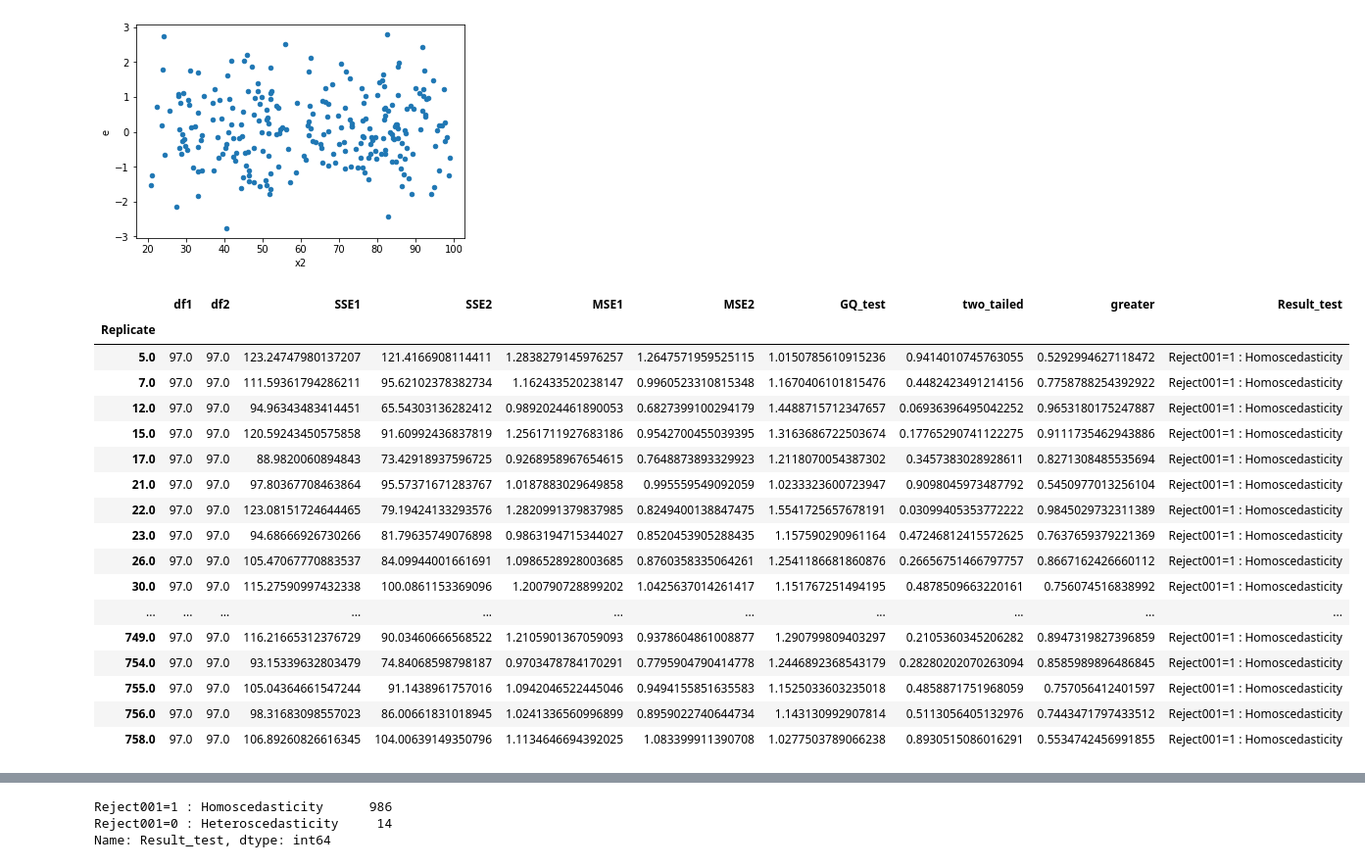
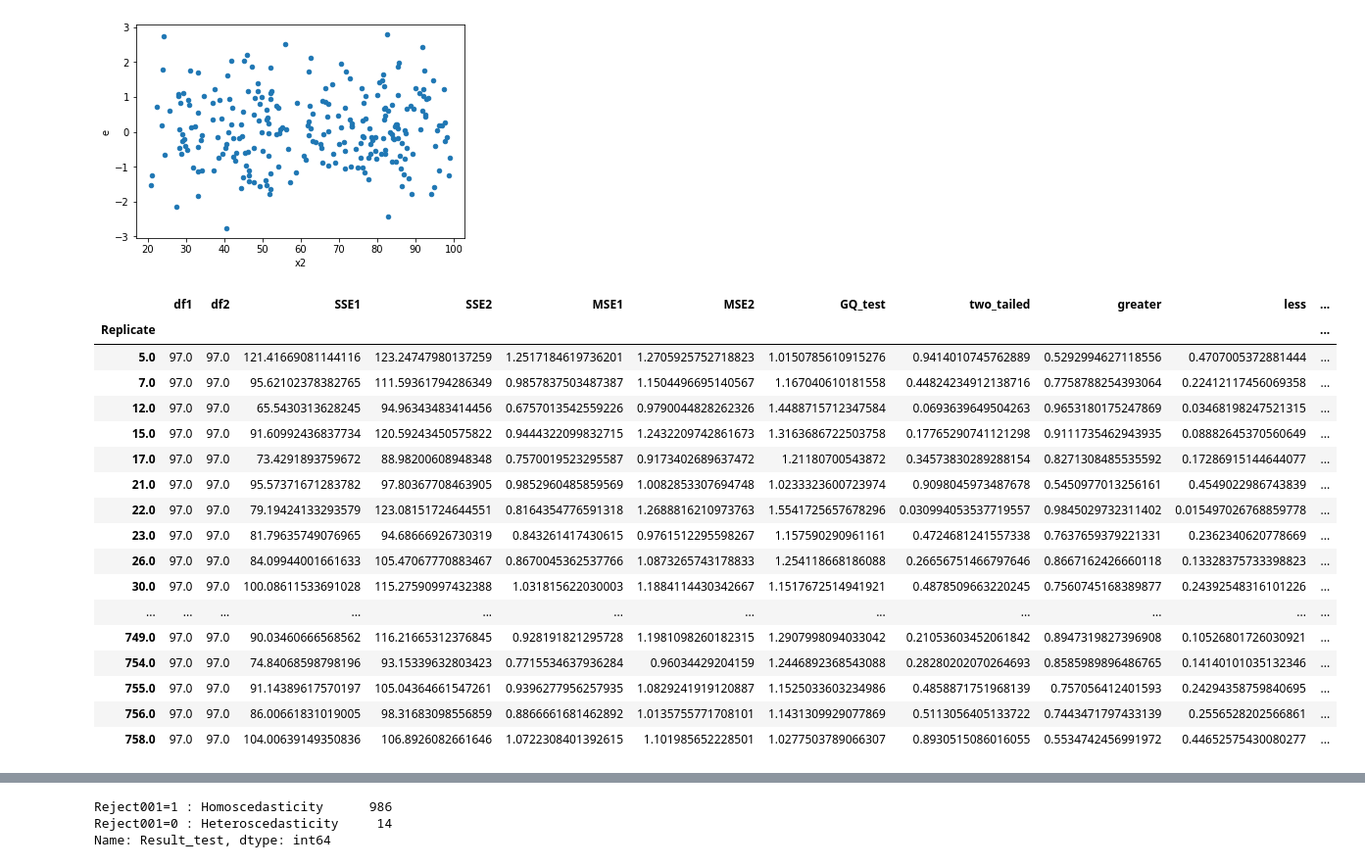
Before and after one commit to iam-fern/Generate_addition, a Jupyter notebook: GQtest_data_add_delta_(0)_n250_01.ipynb, the cells around one changed output, grey strips where cells are left out. Shown at 98% size. Cells and saved outputs as stored; diff of their text form; code cells hidden in the pictures.

```diff
--- a/GQtest_data_add_delta_(0)_n250_01.ipynb
+++ b/GQtest_data_add_delta_(0)_n250_01.ipynb
@@ -175,7 +176,6 @@ def get_result(run_replicate, percent_data):
     new_table_sort = new_table.sort_values('x2')
     new_table_sort.reset_index(inplace=True)
     new_table_sort.drop(['index'], axis=1, inplace=True)
-
 
     # แบ่งข้อมูลกลุ่มที่ 1
     table1 = new_table_sort.iloc[:int(percent_data*new_table_sort.shape[0]) , :]
@@ -189,8 +189,7 @@ def get_result(run_replicate, percent_data):
     # หาค่า df กลุ่ม 1
     DF1 = model1.df_resid + 1
     SSE1 = model1.ssr
-    MSE1 = model1.mse_resid
-
+    MSE1 = SSE1/DF1
 
     # แบ่งข้อมูลกลุ่มที่ 2
     table2 = new_table_sort.iloc[int((1-percent_data)*new_table_sort.shape[0]): , :]
@@ -204,23 +203,21 @@ def get_result(run_replicate, percent_data):
     # หาค่า df กลุ่ม 2
     DF2 = model2.df_resid + 1
     SSE2 = model2.ssr
-    MSE2 = model2.mse_resid
+    MSE2 = SSE2/DF2
 
     # ค่าสถิติทดสอบ
     GQ_test = (SSE2/DF2) / (SSE1/DF1)
-
 
     df2 = DF2
     df1 = DF1
 
     # คำนวณค่า p-value
-    # sf(x, dfn, dfd, loc=0, scale=1) : Survival function (also defined as 1 - cdf, but sf is sometimes more accurate)
+    # pdf(x, dfn, dfd, loc=0, scale=1) : Probability density function
     two_tailed = 2.0*(1.0-(ss.f.cdf(GQ_test, df2, df1)))
+    p_greater = ss.f.cdf(GQ_test, df2, df1)
+    p_less = 1.0-ss.f.cdf(GQ_test, df2, df1)
 
-    # pdf(x, dfn, dfd, loc=0, scale=1) : Probability density function
-    p_greater = ss.f.cdf(GQ_test, df2, df1)
-
-    return df2, df1, SSE2, SSE1, MSE2, MSE1, GQ_test, two_tailed, p_greater
+    return df1, df2, SSE1, SSE2, MSE1, MSE2, GQ_test, two_tailed, p_greater, p_less
 
 # สร้าง list ของ replicates
 list_replicate=list({i[0] for i in table.index})
@@ -236,13 +233,14 @@ list_MSE2=[]
 list_GQ_test=[]
 list_two_tailed=[]
 list_p_greater=[]
+list_p_less=[]
 
 # กำหนด % การแบ่งข้อมูล
 percent_data=0.4
 
 # ใช้ for loop สำหรับการ run ทุก replicates
 for run_replicate in list_replicate:
-    df1, df2, SSE1, SSE2, MSE1, MSE2, GQ_test, two_tailed, p_greater=get_result(run_replicate, percent_data)
+    df1, df2, SSE1, SSE2, MSE1, MSE2, GQ_test, two_tailed, p_greater, p_less=get_result(run_replicate, percent_data)
     list_df1.append(df1)
     list_SSE1.append(SSE1)
     list_df2.append(df2)
@@ -252,41 +250,42 @@ for run_replicate in list_replicate:
     list_GQ_test.append(GQ_test)
     list_two_tailed.append(two_tailed)
     list_p_greater.append(p_greater)
+    list_p_less.append(p_less)
 # %%
 # สร้างตารางผลลัพธ์
 alpha = 0.01
 pd.set_option('display.max_rows', 1000)
 pd.set_option('display.max_columns', 1000)
 pd.set_option('display.width', 1000)
 result=pd.DataFrame({"Replicate":list_replicate, "df1":list_df1, "df2":list_df2, "SSE1":list_SSE1,
                      "SSE2":list_SSE2, "MSE1":list_MSE1, "MSE2":list_MSE2,
-                     "GQ_test":list_GQ_test, "two_tailed":list_two_tailed, "greater":list_p_greater})
+                     "GQ_test":list_GQ_test, "two_tailed":list_two_tailed, "greater":list_p_greater, "less":list_p_less})
 result.set_index(['Replicate'], inplace=True)
-result=result[(result["two_tailed"]<=1) & (result["greater"]<=1)]
+result=result[(result["two_tailed"]<=1) & (result["greater"]<=1) & (result["less"]<=1)]
 result["Result_test"]=result["two_tailed"].apply(lambda p_value: 'Reject001=0 : Heteroscedasticity'
-                                                                  if p_value < alpha else 'Reject001=1 : Homoscedasticity')
+                                                 if p_value < alpha else 'Reject001=1 : Homoscedasticity')
 #two_tailed_new_show=two_tailed_new.drop(columns="greater")
 
 result.astype(str)
 # %% [output]
-|  | df1 | df2 | SSE1 | SSE2 | MSE1 | MSE2 | GQ_test | two_tailed | greater | Result_test |
-| Replicate |  |  |  |  |  |  |  |  |  |  |
-| 5.0 | 97.0 | 97.0 | 123.24747980137207 | 121.4166908114411 | 1.2838279145976257 | 1.2647571959525115 | 1.0150785610915236 | 0.9414010745763055 | 0.5292994627118472 | Reject001=1 : Homoscedasticity |
-| 7.0 | 97.0 | 97.0 | 111.59361794286211 | 95.62102378382734 | 1.162433520238147 | 0.9960523310815348 | 1.1670406101815476 | 0.4482423491214156 | 0.7758788254392922 | Reject001=1 : Homoscedasticity |
-| 12.0 | 97.0 | 97.0 | 94.96343483414451 | 65.54303136282412 | 0.9892024461890053 | 0.6827399100294179 | 1.4488715712347657 | 0.06936396495042252 | 0.9653180175247887 | Reject001=1 : Homoscedasticity |
-| 15.0 | 97.0 | 97.0 | 120.59243450575858 | 91.60992436837819 | 1.2561711927683186 | 0.9542700455039395 | 1.3163686722503674 | 0.17765290741122275 | 0.9111735462943886 | Reject001=1 : Homoscedasticity |
-| 17.0 | 97.0 | 97.0 | 88.9820060894843 | 73.42918937596725 | 0.9268958967654615 | 0.7648873893329923 | 1.2118070054387302 | 0.3457383028928611 | 0.8271308485535694 | Reject001=1 : Homoscedasticity |
-| 21.0 | 97.0 | 97.0 | 97.80367708463864 | 95.57371671283767 | 1.0187883029649858 | 0.995559549092059 | 1.0233323600723947 | 0.9098045973487792 | 0.5450977013256104 | Reject001=1 : Homoscedasticity |
-| 22.0 | 97.0 | 97.0 | 123.08151724644465 | 79.19424133293576 | 1.2820991379837985 | 0.8249400138847475 | 1.5541725657678191 | 0.03099405353772222 | 0.9845029732311389 | Reject001=1 : Homoscedasticity |
-| 23.0 | 97.0 | 97.0 | 94.68666926730266 | 81.79635749076898 | 0.9863194715344027 | 0.8520453905288435 | 1.157590290961164 | 0.47246812415572625 | 0.7637659379221369 | Reject001=1 : Homoscedasticity |
-| 26.0 | 97.0 | 97.0 | 105.47067770883537 | 84.09944001661691 | 1.0986528928003685 | 0.8760358335064261 | 1.2541186681860876 | 0.26656751466797757 | 0.8667162426660112 | Reject001=1 : Homoscedasticity |
-| 30.0 | 97.0 | 97.0 | 115.27590997432338 | 100.0861153369096 | 1.200790728899202 | 1.0425637014261417 | 1.151767251494195 | 0.4878509663220161 | 0.756074516838992 | Reject001=1 : Homoscedasticity |
-| ... | ... | ... | ... | ... | ... | ... | ... | ... | ... | ... |
-| 749.0 | 97.0 | 97.0 | 116.21665312376729 | 90.03460666568522 | 1.2105901367059093 | 0.9378604861008877 | 1.290799809403297 | 0.2105360345206282 | 0.8947319827396859 | Reject001=1 : Homoscedasticity |
-| 754.0 | 97.0 | 97.0 | 93.15339632803479 | 74.84068598798187 | 0.9703478784170291 | 0.7795904790414778 | 1.2446892368543179 | 0.28280202070263094 | 0.8585989896486845 | Reject001=1 : Homoscedasticity |
-| 755.0 | 97.0 | 97.0 | 105.04364661547244 | 91.1438961757016 | 1.0942046522445046 | 0.9494155851635583 | 1.1525033603235018 | 0.4858871751968059 | 0.757056412401597 | Reject001=1 : Homoscedasticity |
-| 756.0 | 97.0 | 97.0 | 98.31683098557023 | 86.00661831018945 | 1.0241336560996899 | 0.8959022740644734 | 1.143130992907814 | 0.5113056405132976 | 0.7443471797433512 | Reject001=1 : Homoscedasticity |
-| 758.0 | 97.0 | 97.0 | 106.89260826616345 | 104.00639149350796 | 1.1134646694392025 | 1.083399911390708 | 1.0277503789066238 | 0.8930515086016291 | 0.5534742456991855 | Reject001=1 : Homoscedasticity |
+|  | df1 | df2 | SSE1 | SSE2 | MSE1 | MSE2 | GQ_test | two_tailed | greater | less | ... |
+| Replicate |  |  |  |  |  |  |  |  |  |  | ... |
+| 5.0 | 97.0 | 97.0 | 121.41669081144116 | 123.24747980137259 | 1.2517184619736201 | 1.2705925752718823 | 1.0150785610915276 | 0.9414010745762889 | 0.5292994627118556 | 0.4707005372881444 | ... |
+| 7.0 | 97.0 | 97.0 | 95.62102378382765 | 111.59361794286349 | 0.9857837503487387 | 1.1504496695140567 | 1.167040610181558 | 0.44824234912138716 | 0.7758788254393064 | 0.22412117456069358 | ... |
+| 12.0 | 97.0 | 97.0 | 65.5430313628245 | 94.96343483414456 | 0.6757013542559226 | 0.9790044828262326 | 1.4488715712347584 | 0.0693639649504263 | 0.9653180175247869 | 0.03468198247521315 | ... |
+| 15.0 | 97.0 | 97.0 | 91.60992436837734 | 120.59243450575822 | 0.9444322099832715 | 1.2432209742861673 | 1.3163686722503758 | 0.17765290741121298 | 0.9111735462943935 | 0.08882645370560649 | ... |
+| 17.0 | 97.0 | 97.0 | 73.4291893759672 | 88.98200608948348 | 0.7570019523295587 | 0.9173402689637472 | 1.21180700543872 | 0.34573830289288154 | 0.8271308485535592 | 0.17286915144644077 | ... |
+| 21.0 | 97.0 | 97.0 | 95.57371671283782 | 97.80367708463905 | 0.9852960485859569 | 1.0082853307694748 | 1.0233323600723974 | 0.9098045973487678 | 0.5450977013256161 | 0.4549022986743839 | ... |
+| 22.0 | 97.0 | 97.0 | 79.19424133293579 | 123.08151724644551 | 0.8164354776591318 | 1.2688816210973763 | 1.5541725657678296 | 0.030994053537719557 | 0.9845029732311402 | 0.015497026768859778 | ... |
+| 23.0 | 97.0 | 97.0 | 81.79635749076965 | 94.68666926730319 | 0.843261417430615 | 0.9761512295598267 | 1.157590290961161 | 0.4724681241557338 | 0.7637659379221331 | 0.2362340620778669 | ... |
+| 26.0 | 97.0 | 97.0 | 84.09944001661633 | 105.47067770883467 | 0.8670045362537766 | 1.0873265743178833 | 1.254118668186088 | 0.26656751466797646 | 0.8667162426660118 | 0.13328375733398823 | ... |
+| 30.0 | 97.0 | 97.0 | 100.08611533691028 | 115.27590997432388 | 1.031815622030003 | 1.1884114430342667 | 1.1517672514941921 | 0.4878509663220245 | 0.7560745168389877 | 0.24392548316101226 | ... |
+| ... | ... | ... | ... | ... | ... | ... | ... | ... | ... | ... | ... |
+| 749.0 | 97.0 | 97.0 | 90.03460666568562 | 116.21665312376845 | 0.928191821295728 | 1.1981098260182315 | 1.2907998094033042 | 0.21053603452061842 | 0.8947319827396908 | 0.10526801726030921 | ... |
+| 754.0 | 97.0 | 97.0 | 74.84068598798196 | 93.15339632803423 | 0.7715534637936284 | 0.96034429204159 | 1.2446892368543088 | 0.28280202070264693 | 0.8585989896486765 | 0.14140101035132346 | ... |
+| 755.0 | 97.0 | 97.0 | 91.14389617570197 | 105.04364661547261 | 0.9396277956257935 | 1.0829241919120887 | 1.1525033603234986 | 0.4858871751968139 | 0.757056412401593 | 0.24294358759840695 | ... |
+| 756.0 | 97.0 | 97.0 | 86.00661831019005 | 98.31683098556859 | 0.8866661681462892 | 1.0135755771708101 | 1.1431309929077869 | 0.5113056405133722 | 0.7443471797433139 | 0.2556528202566861 | ... |
+| 758.0 | 97.0 | 97.0 | 104.00639149350836 | 106.8926082661646 | 1.0722308401392615 | 1.101985652228501 | 1.0277503789066307 | 0.8930515086016055 | 0.5534742456991972 | 0.44652575430080277 | ... |
 # %%
 # สร้างตารางผลลัพธ์
 alpha = 0.01
```
Also changed, not shown: parts of 2 cells of this notebook.
